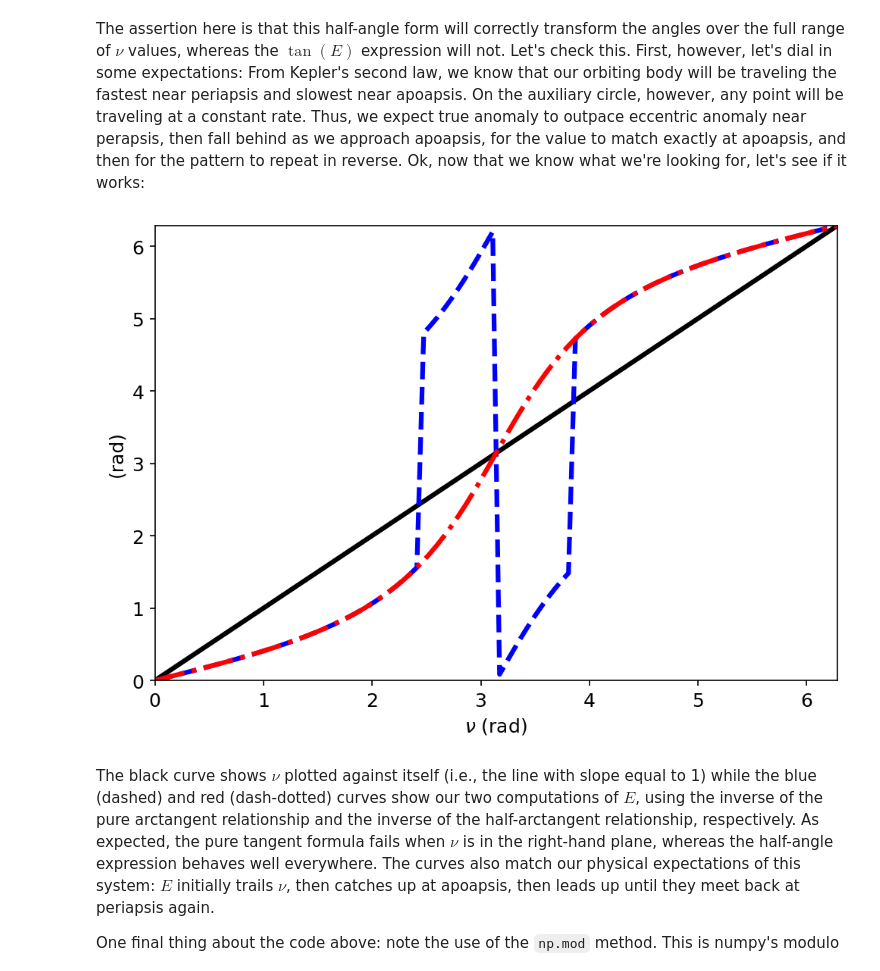
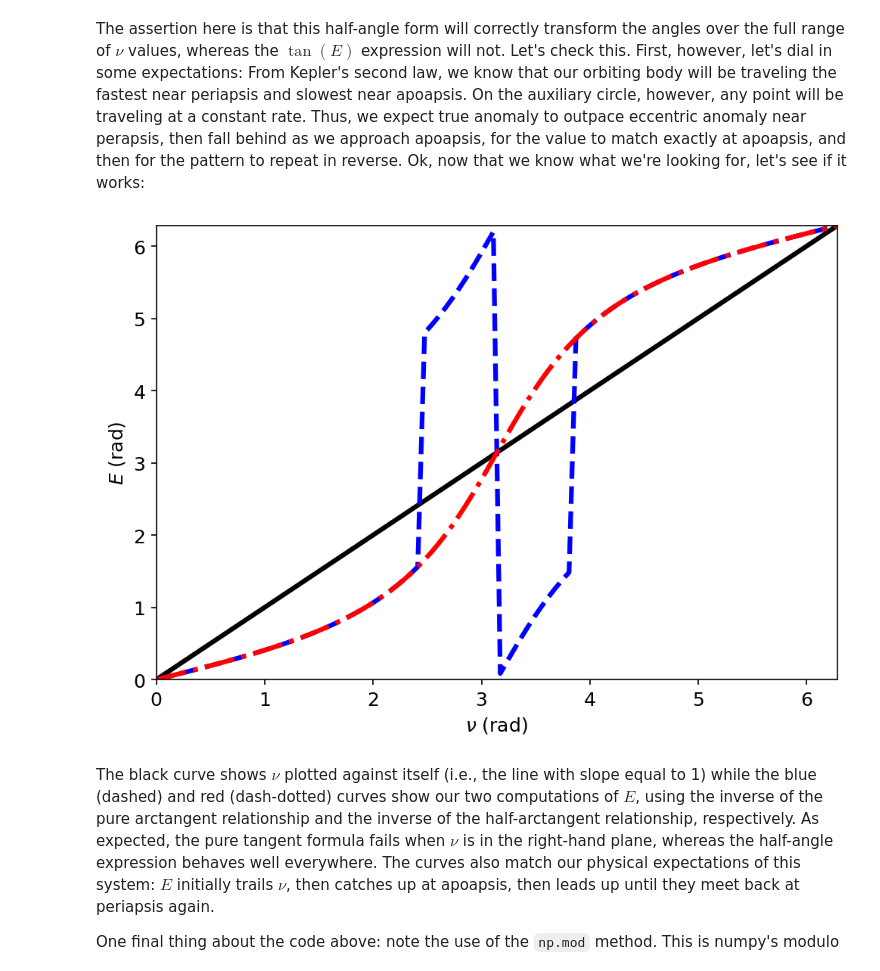
Before and after one commit to dsavransky/astrodynamicsbook, a Jupyter notebook: Notebooks/15-Keplers Time Equation.ipynb, the cells around one changed output. Cells and saved outputs as stored; diff of their text form; code cells hidden in the pictures.

```diff
--- a/Notebooks/15-Keplers Time Equation.ipynb
+++ b/Notebooks/15-Keplers Time Equation.ipynb
@@ -136,28 +136,28 @@ The assertion here is that this half-angle form will correctly transform the ang
 # %%
 # More plotting!
 %matplotlib inline
 plt.rcParams['figure.dpi'] = 150
 plt.rcParams['font.size'] = 12
 fig = plt.figure(figsize=(6,4))
 ax = fig.add_axes([0,0,1,1])
 
 # pick a value for e and sample values of nu uniformly over its full range
 e1 = 0.75 # we pick a fairly large e to accentuate various effects
 #note use of np.pi rather than pi, which is a sympy variable
 nu1 = np.linspace(0,2*np.pi,100)
 
 # we expect this to not work for nu outside of -pi/2,pi/2:
 E1 = np.mod(np.arctan(np.sqrt(1 - e1**2)*np.sin(nu1)/(e1 + np.cos(nu1))),2*np.pi)
 # we expect this to work much better:
 E2 = np.mod(2*np.arctan(np.sqrt(1-e1)/np.sqrt(1+e1)*np.tan(nu1/2)),2*np.pi)
 
 ax.plot(nu1,nu1,'k',nu1,E1,'b--',nu1,E2,'r-.',linewidth=3)
 ax.set_xlim([0,2*np.pi])
 ax.set_ylim([0,2*np.pi])
 ax.set_xlabel('$\\nu$ (rad)');
-ax.set_ylabel('(rad)');
+ax.set_ylabel('$E$ (rad)');
 # %% [output]
-[figure, old version]
+[figure, new version]
 # %% [markdown]
 The black curve shows $\nu$ plotted against itself (i.e., the line with slope equal to 1) while the blue (dashed) and red (dash-dotted) curves show our two computations of $E$, using the inverse of the pure arctangent relationship and the inverse of the half-arctangent relationship, respectively.  As expected, the pure tangent formula fails when $\nu$ is in the right-hand plane, whereas the half-angle expression behaves well everywhere.  The curves also match our physical expectations of this system: $E$ initially trails $\nu$, then catches up at apoapsis, then leads up until they meet back at periapsis again.
 
```
Also changed, not shown: parts of 2 cells of this notebook, 14 other files.
